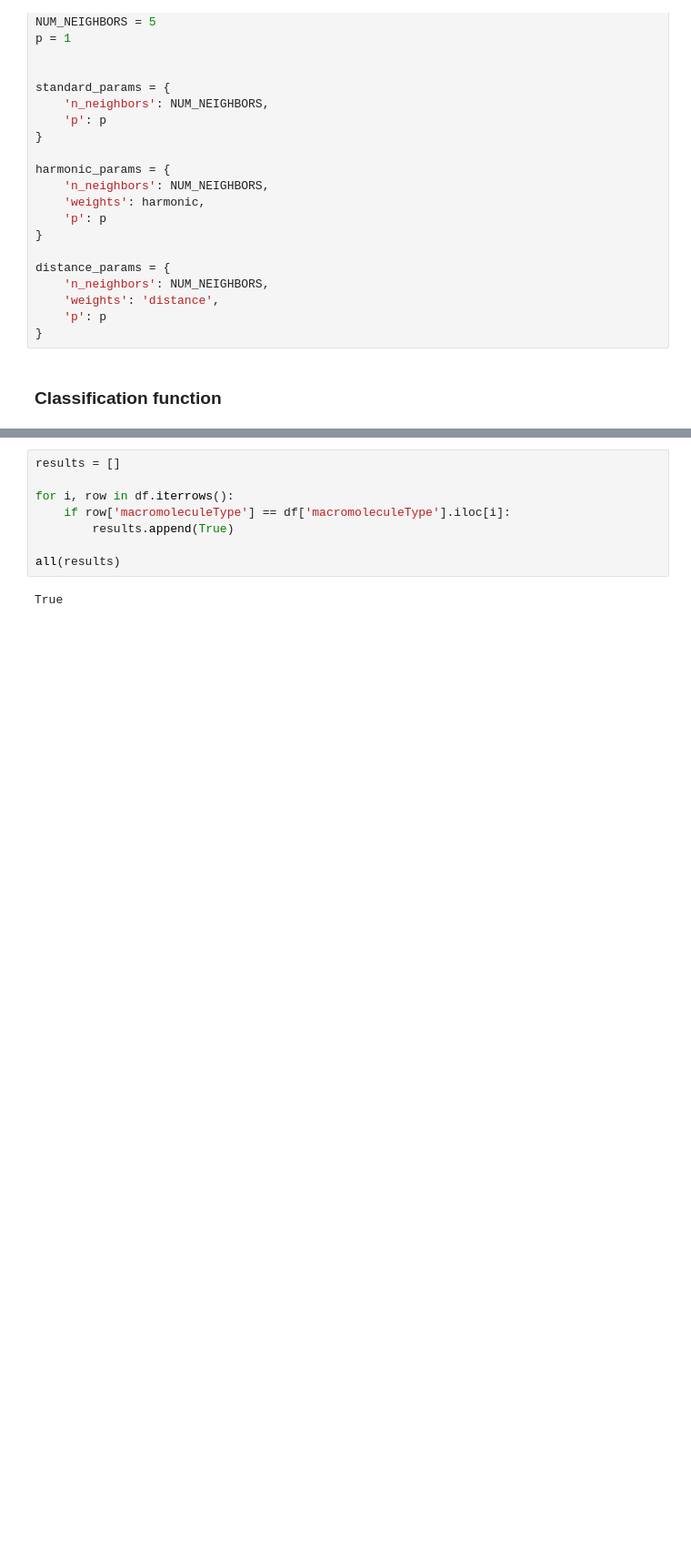
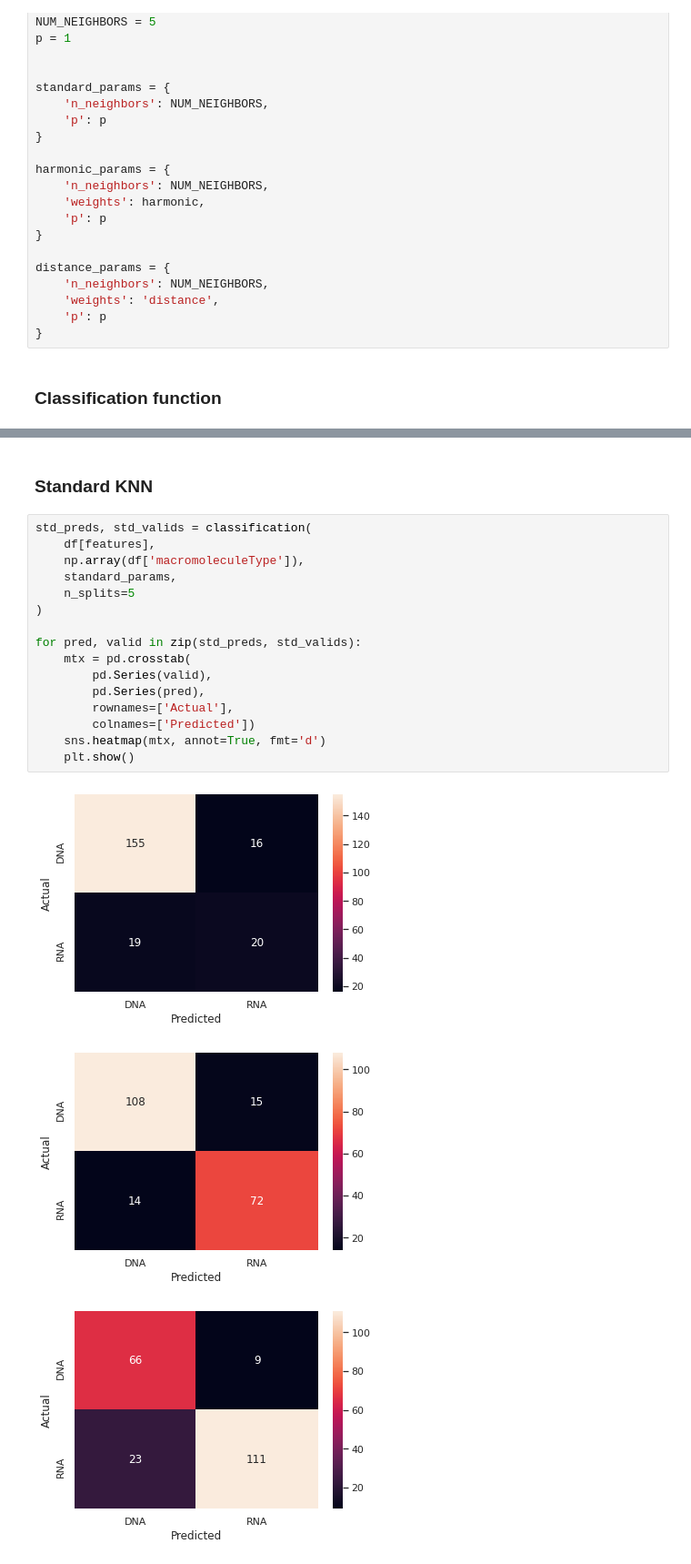
Before and after one commit to alanpbandeira/DAF-projects, a Jupyter notebook: protein_classification/notebooks/KNN-Experiments.ipynb, the cells around one changed output, grey strips where cells are left out. Shown: that part at 91% size. Saved outputs shown, nothing was run; the diff lists cells and outputs as text; blank space fills up the shorter version.

```diff
--- a/protein_classification/notebooks/KNN-Experiments.ipynb
+++ b/protein_classification/notebooks/KNN-Experiments.ipynb
@@ -317,10 +303,22 @@ for pred, valid in zip(predictions, valids):
-# %%
-results = []
-
-for i, row in df.iterrows():
-    if row['macromoleculeType'] == df['macromoleculeType'].iloc[i]:
-        results.append(True)
-
-all(results)
-# %% [output]
-True
+# %% [markdown]
+### Standard KNN
+# %%
+std_preds, std_valids = classification(
+    df[features],
+    np.array(df['macromoleculeType']),
+    standard_params,
+    n_splits=5
+)
+
+for pred, valid in zip(std_preds, std_valids):
+    mtx = pd.crosstab(
+        pd.Series(valid),
+        pd.Series(pred),
+        rownames=['Actual'],
+        colnames=['Predicted'])
+    sns.heatmap(mtx, annot=True, fmt='d')
+    plt.show()
+# %% [output]
+[figure, added]
+[figure, added]
+[figure, added]
```
Also changed, not shown: parts of 7 cells of this notebook.
